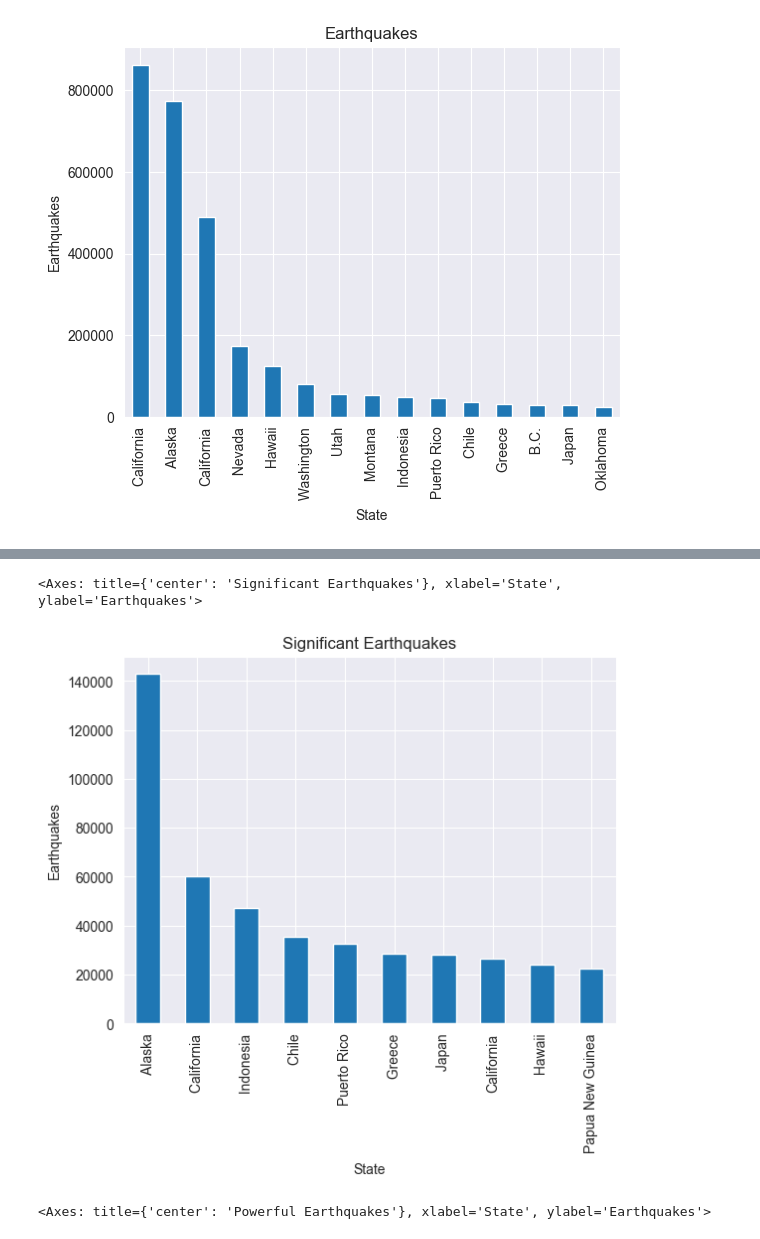
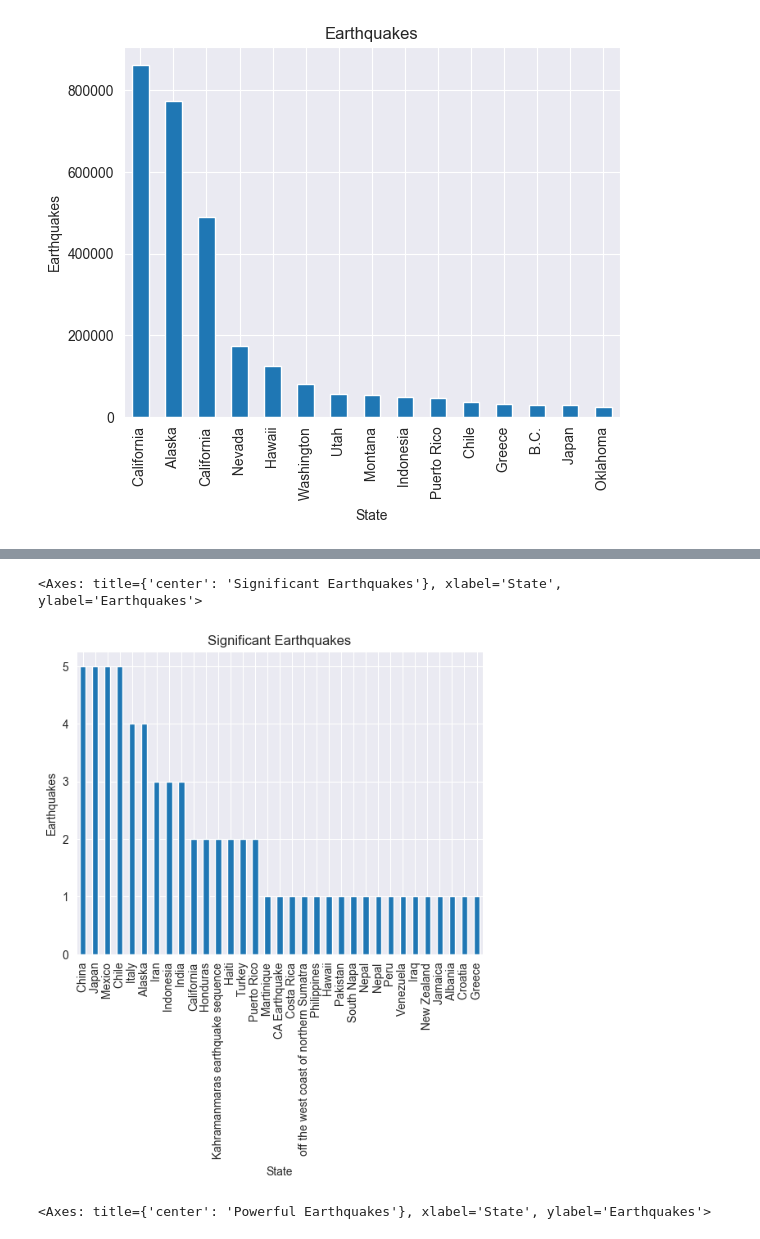
Before and after one commit to DenisIndenbom/DSBA-analytical-project, a Jupyter notebook: project.ipynb, the cells around one changed output, grey strips where cells are left out. Saved outputs shown, nothing was run; the diff lists cells and outputs as text; code cells hidden in the pictures.

```diff
--- a/project.ipynb
+++ b/project.ipynb
@@ -8,5 +9,5 @@ import seaborn as sns
 # %%
-df = pd.read_csv('data/Earthquakes-1990-2023.csv')
+df = pd.read_csv('data/Earthquakes-1990-2023.csv', engine='pyarrow')
 # %%
 df.head()
 # %% [output]
@@ -147,4 +148,4 @@ state_counts.head(15).plot(kind='bar', xlabel='State', ylabel='Earthquakes', tit
 <Axes: title={'center': 'Earthquakes'}, xlabel='State', ylabel='Earthquakes'>
 [figure]
 # %%
-significant_earthquakes = df['state'][df['significance'] > df['significance'].mean()].value_counts()
+significant_earthquakes = df['state'][df['significance'] > df['significance'].max() // 2].value_counts()
@@ -151,8 +168,8 @@ significant_earthquakes = df['state'][df['significance'] > df['significance'].me
 # %%
-significant_earthquakes.head(10).plot(kind='bar', xlabel='State', ylabel='Earthquakes', title='Significant Earthquakes')
+significant_earthquakes.plot(kind='bar', xlabel='State', ylabel='Earthquakes', title='Significant Earthquakes')
 # %% [output]
 <Axes: title={'center': 'Significant Earthquakes'}, xlabel='State', ylabel='Earthquakes'>
-[figure, old version]
+[figure, new version]
 # %%
 big_magnitudo_earthquakes = df['state'][df['magnitudo'] >= 6].value_counts()
 # %%
```
Also changed, not shown: parts of 7 cells of this notebook.
